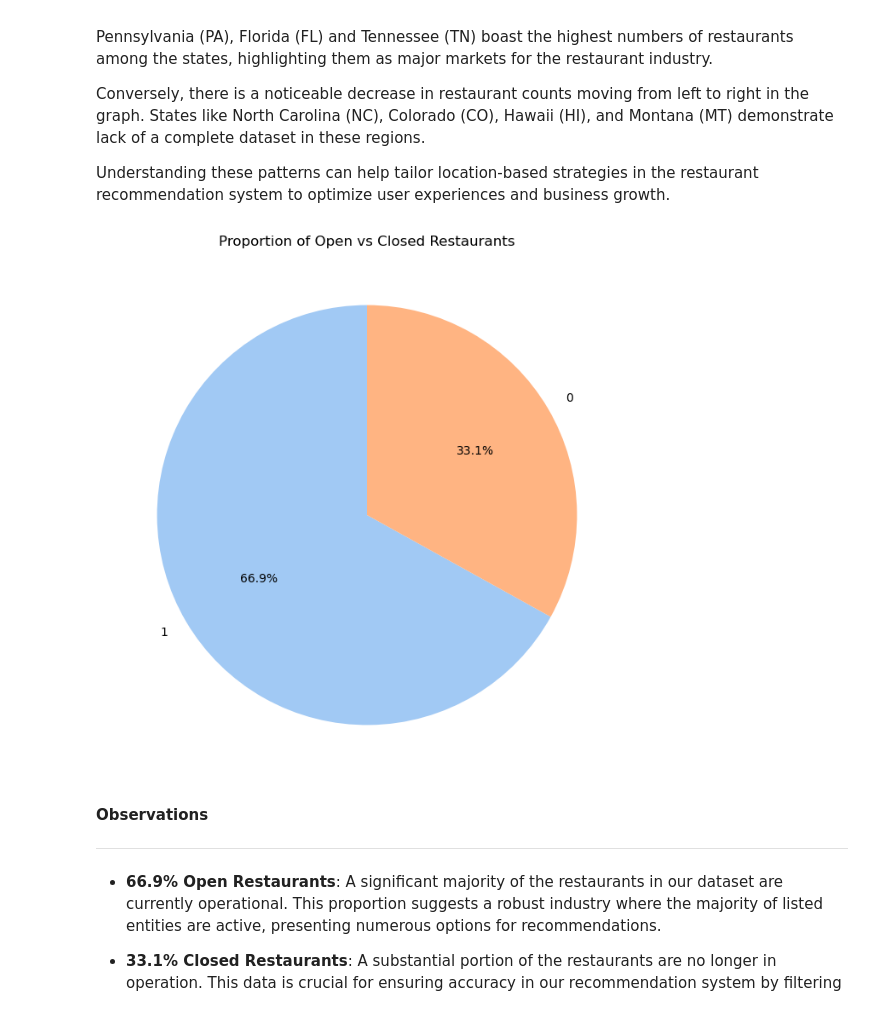
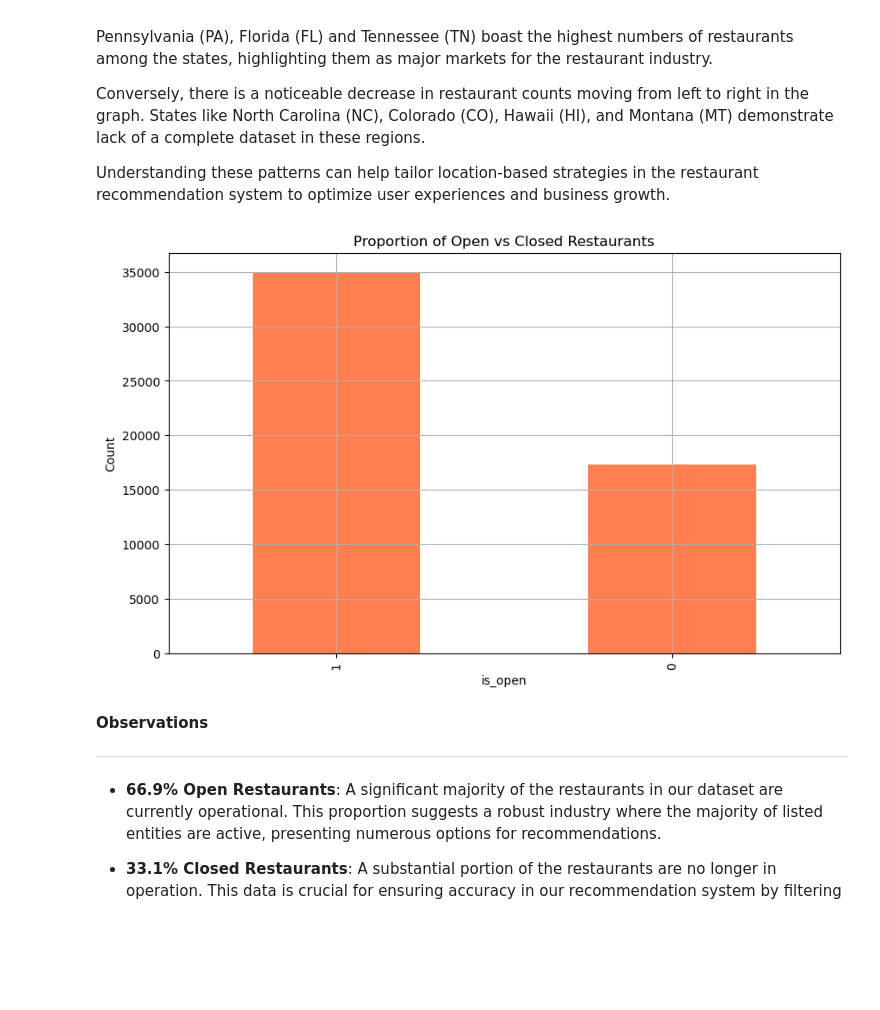
Before and after one commit to RonoHenry/Restaurant-Recommendation-System, a Jupyter notebook: Final Notebook.ipynb, the cells around one changed output. Drawn from its saved outputs; the diff is of its cells as text; code cells hidden in the pictures; blank space fills up the shorter version.

```diff
--- a/Final Notebook.ipynb
+++ b/Final Notebook.ipynb
@@ -331,9 +329,9 @@ Conversely, there is a noticeable decrease in restaurant counts moving from left
 Understanding these patterns can help tailor location-based strategies in the restaurant recommendation system to optimize user experiences and business growth.
 # %%
 # Plotting the pie chart for the proportion of open vs closed restaurants
-uni_analysis.plot_pie_chart('is_open', 'Proportion of Open vs Closed Restaurants')
+uni_analysis.plot_bar_chart('is_open', 'Proportion of Open vs Closed Restaurants')
 # %% [output]
-[figure, old version]
+[figure, new version]
 # %% [markdown]
 **Observations**
 ***
```
Also changed, not shown: parts of 14 cells of this notebook, 1 other file.
